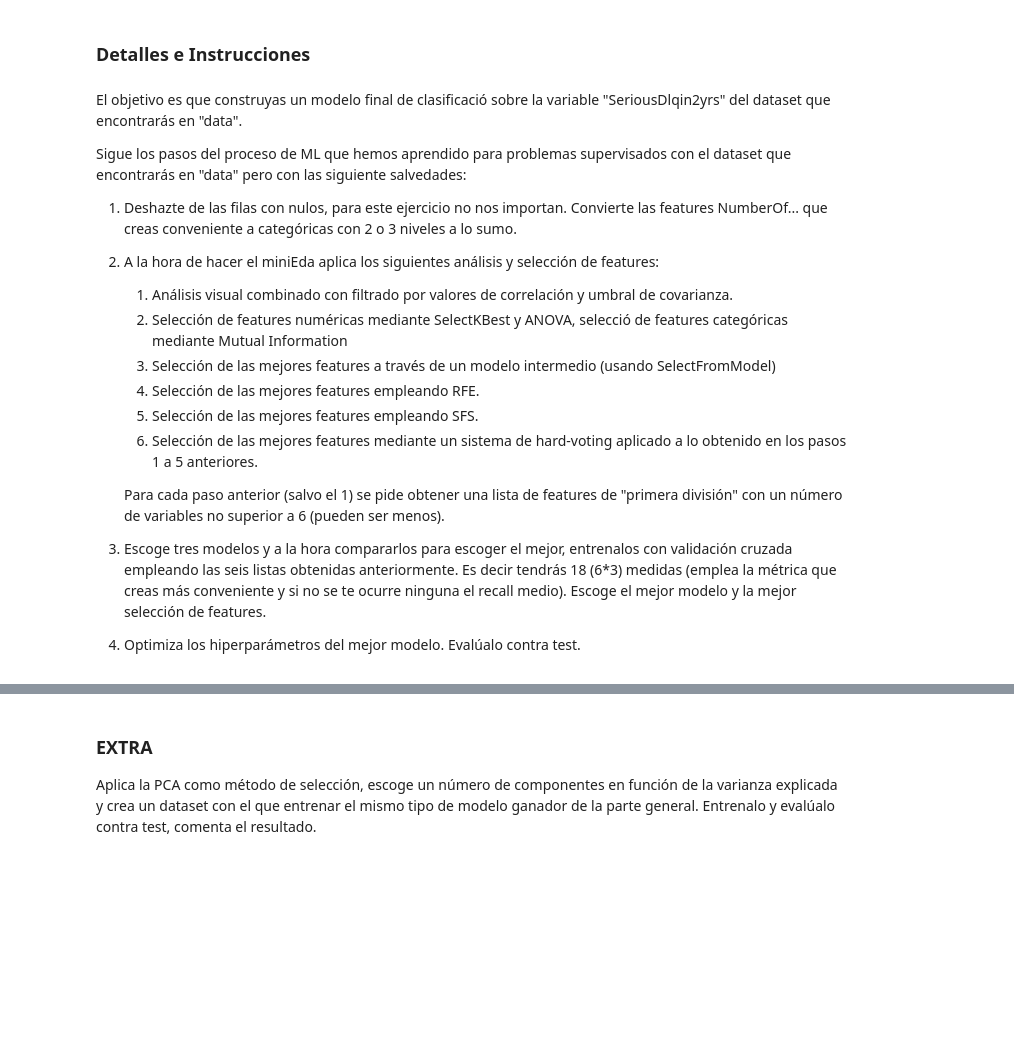
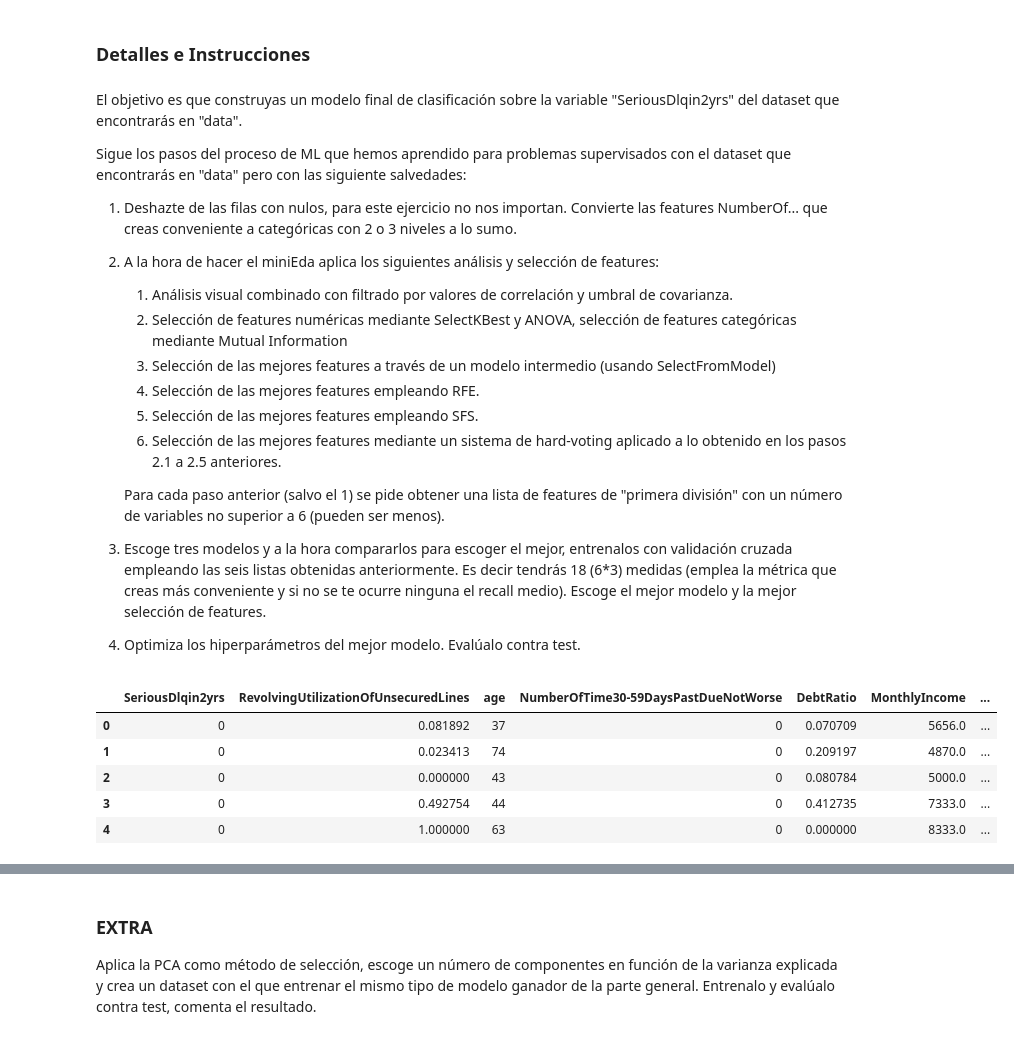
Before and after one commit to CanaryBrianArmas/ONLINE_DS_THEBRIDGE_-Ejercicios-a-corregir, a Jupyter notebook: Sprint_14/Unidad_2/18_Practica_Obligatoria_Seleccion_Features.ipynb, the cells around one changed output, grey strips where cells are left out. Saved outputs shown, nothing was run; the diff lists cells and outputs as text; code cells hidden in the pictures; blank space fills up the shorter version.

```diff
--- a/Sprint_14/Unidad_2/18_Practica_Obligatoria_Seleccion_Features.ipynb
+++ b/Sprint_14/Unidad_2/18_Practica_Obligatoria_Seleccion_Features.ipynb
@@ -18,7 +35,7 @@ Importa los paquetes y módulos que necesites a lo largo del notebook.
 # %% [markdown]
 ### Detalles e Instrucciones
 # %% [markdown]
-El objetivo es que construyas un modelo final de clasificació sobre la variable "SeriousDlqin2yrs" del dataset que encontrarás en "data".
+El objetivo es que construyas un modelo final de clasificación sobre la variable "SeriousDlqin2yrs" del dataset que encontrarás en "data".
 
 Sigue los pasos del proceso de ML que hemos aprendido para problemas supervisados con el dataset que encontrarás en "data" pero con las siguiente salvedades:
 
@@ -26,11 +43,11 @@ Sigue los pasos del proceso de ML que hemos aprendido para problemas supervisado
 
 2. A la hora de hacer el miniEda aplica los siguientes análisis y selección de features:
     1. Análisis visual combinado con filtrado por valores de correlación y umbral de covarianza.
-    2. Selección de features numéricas mediante SelectKBest y ANOVA, selecció de features categóricas mediante Mutual Information
+    2. Selección de features numéricas mediante SelectKBest y ANOVA, selección de features categóricas mediante Mutual Information
     3. Selección de las mejores features a través de un modelo intermedio (usando SelectFromModel)
     4. Selección de las mejores features empleando RFE.
     5. Selección de las mejores features empleando SFS.
-    6. Selección de las mejores features mediante un sistema de hard-voting aplicado a lo obtenido en los pasos 1 a 5 anteriores.
+    6. Selección de las mejores features mediante un sistema de hard-voting aplicado a lo obtenido en los pasos 2.1 a 2.5 anteriores.
 
     Para cada paso anterior (salvo el 1) se pide obtener una lista de features de "primera división" con un número de variables no superior a 6 (pueden ser menos).
 
@@ -41,0 +62,9 @@ data = r"https://raw.githubusercontent.com/rodolso/DS_Online_Octubre24_Exercises
+# %%
+data.head()
+# %% [output]
+|  | SeriousDlqin2yrs | RevolvingUtilizationOfUnsecuredLines | age | NumberOfTime30-59DaysPastDueNotWorse | DebtRatio | MonthlyIncome | ... |
+| 0 | 0 | 0.081892 | 37 | 0 | 0.070709 | 5656.0 | ... |
+| 1 | 0 | 0.023413 | 74 | 0 | 0.209197 | 4870.0 | ... |
+| 2 | 0 | 0.000000 | 43 | 0 | 0.080784 | 5000.0 | ... |
+| 3 | 0 | 0.492754 | 44 | 0 | 0.412735 | 7333.0 | ... |
+| 4 | 0 | 1.000000 | 63 | 0 | 0.000000 | 8333.0 | ... |
```
Also changed, not shown: parts of 44 cells of this notebook.
